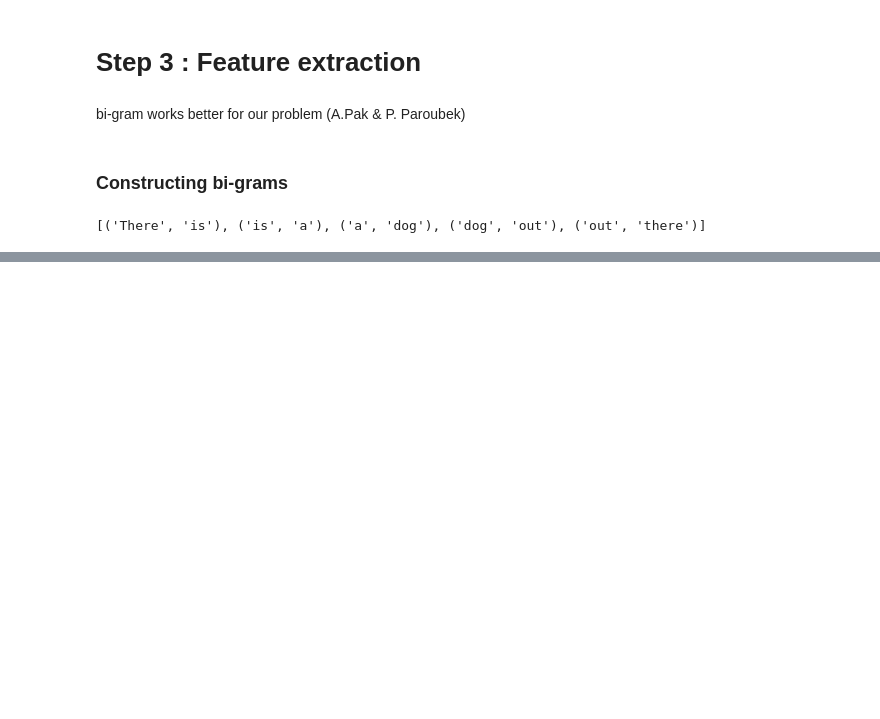
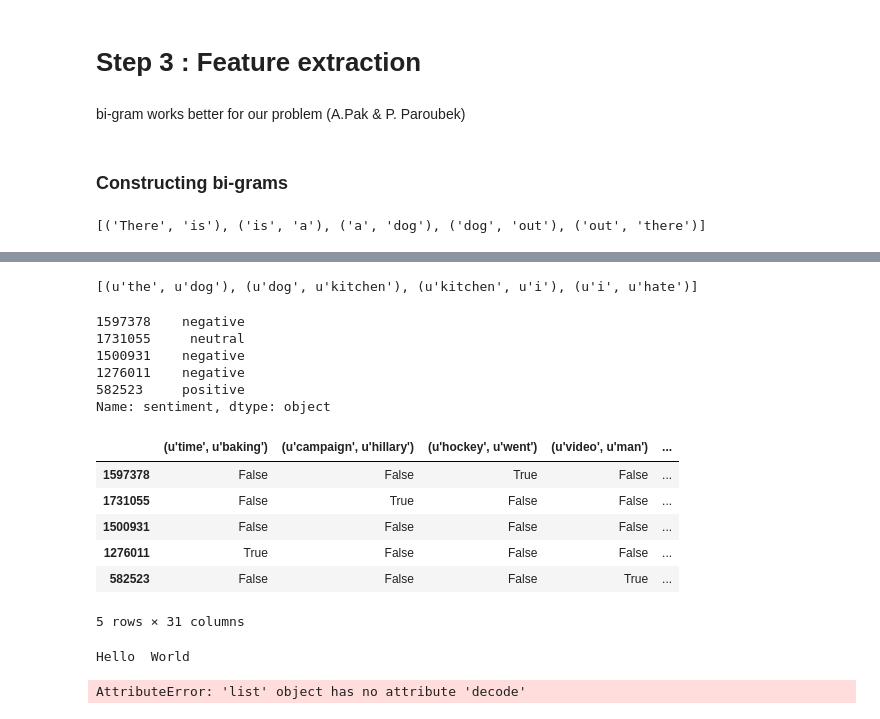
Before and after one commit to yfe404/what-people-think-of, a Jupyter notebook: classifier/notebooks/classifier_poc-v1.ipynb, the cells around one changed output, grey strips where cells are left out. Drawn from its saved outputs; the diff is of its cells as text; code cells hidden in the pictures; blank space fills up the shorter version.

Commit message:
Drafted classification part

```diff
--- a/classifier/notebooks/classifier_poc-v1.ipynb
+++ b/classifier/notebooks/classifier_poc-v1.ipynb
@@ -108,0 +124,6 @@ Hello  World
+# %%
+def get_bigrams_in_tweets(tweet_bigrams):
+    all_bigrams = []
+    for bigrams in tweet_bigrams:
+        all_bigrams.extend(bigrams)
+    return all_bigrams
@@ -108,0 +150,7 @@ Hello  World
+# %%
+def get_bigram_features(bigramlist):
+    bigramlist = nltk.FreqDist(bigramlist)
+    bigram_features = bigramlist.keys()
+    return bigram_features
+# %%
+bigram_features = get_bigram_features(get_bigrams_in_tweets(dat.head()["bigrams"]))
@@ -108,0 +177,3 @@ Hello  World
+# %%
+for bigram in bigram_features :
+    dat[str(bigram)] = dat["bigrams"].apply(lambda x: bigram in x)
@@ -108,0 +230,23 @@ Hello  World
+# %%
+find_bigrams(lemmatizer(remove_punctuation(remove_stop_word(tokenizer(process("The dog is in the kitchen and I hate it"))))))
+# %% [output]
+[(u'the', u'dog'), (u'dog', u'kitchen'), (u'kitchen', u'i'), (u'i', u'hate')]
+# %%
+dat.head().iloc[:,1]
+# %% [output]
+1597378    negative
+1731055     neutral
+1500931    negative
+1276011    negative
+582523     positive
+Name: sentiment, dtype: object
+# %%
+dat.head().iloc[:,4:]
+# %% [output]
+|  | (u'time', u'baking') | (u'campaign', u'hillary') | (u'hockey', u'went') | (u'video', u'man') | ... |
+| 1597378 | False | False | True | False | ... |
+| 1731055 | False | True | False | False | ... |
+| 1500931 | False | False | False | False | ... |
+| 1276011 | True | False | False | False | ... |
+| 582523 | False | False | False | True | ... |
+5 rows × 31 columns
@@ -108,0 +262,17 @@ Hello  World
+# %%
+# fit a Naive Bayes model to the data
+model = GaussianNB()
+model.fit(dataset.data, dataset.target)
+print(model)
+# make predictions
+expected = dataset.target
+predicted = model.predict(dataset.data)
+# summarize the fit of the model
+print(metrics.classification_report(expected, predicted))
+print(metrics.confusion_matrix(expected, predicted))
+# %% [output]
+Hello  World
+# %%
+[extract_features(X) for X in X_train.tolist()]
+# %% [output]
+AttributeError: 'list' object has no attribute 'decode'
```
Also changed, not shown: parts of 25 cells of this notebook.
